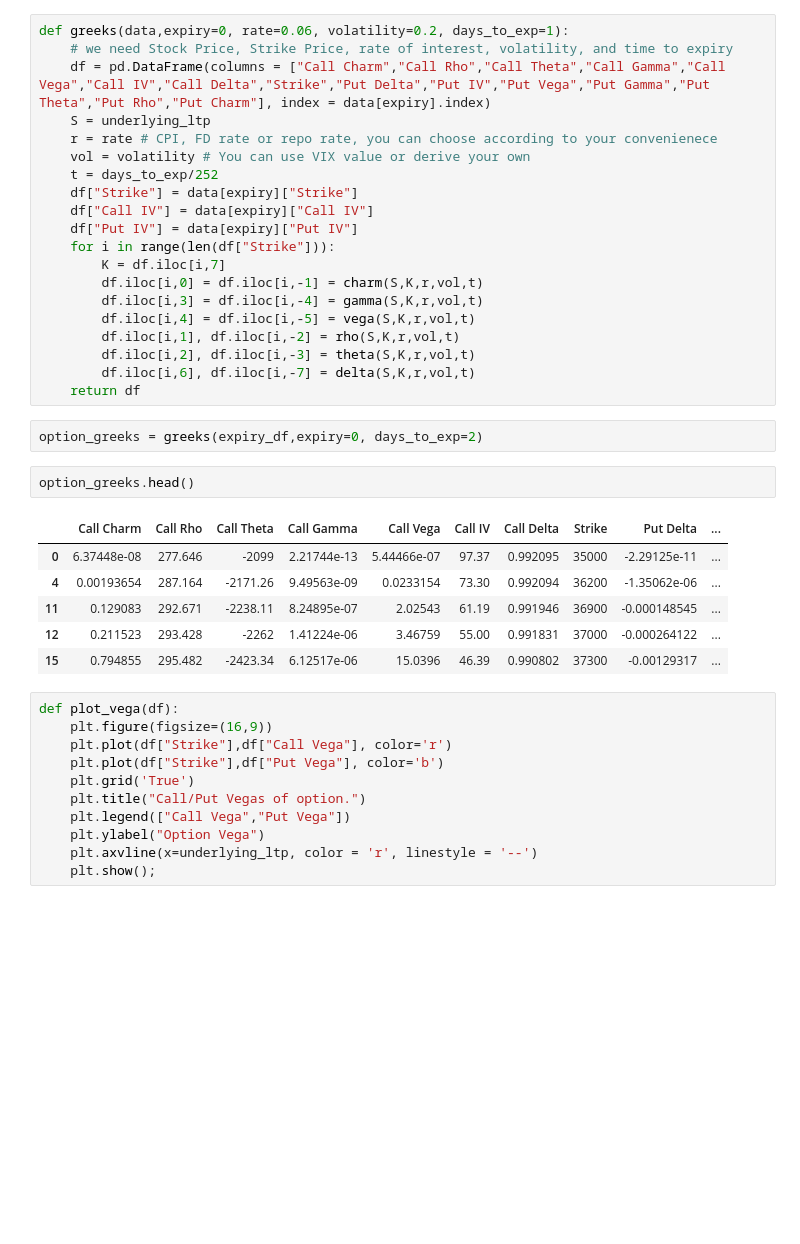
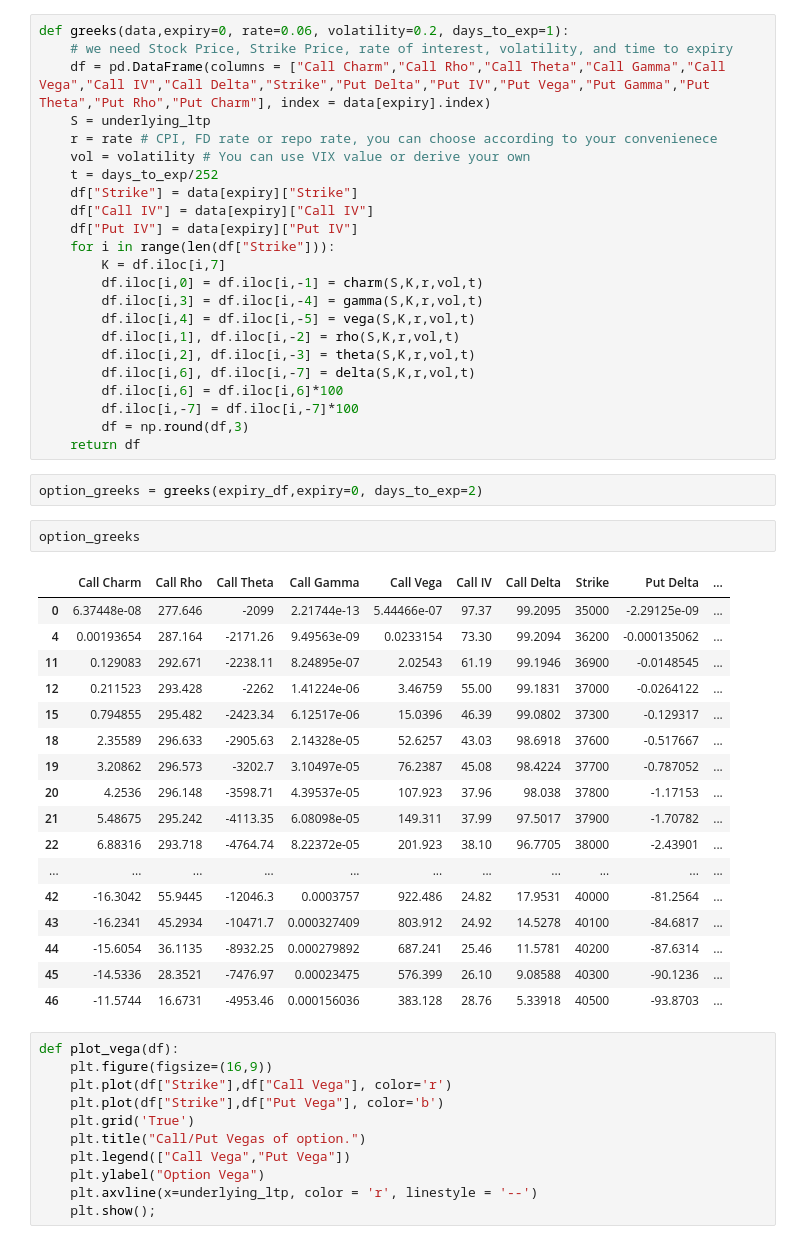
Before and after one commit to cheesecakeMafia/OptionChain, a Jupyter notebook: OptionChain.ipynb, the cells around one changed output. Cells and saved outputs as stored; diff of their text form; blank space fills up the shorter version.

```diff
--- a/OptionChain.ipynb
+++ b/OptionChain.ipynb
@@ -307,18 +315,32 @@ def greeks(data,expiry=0, rate=0.06, volatility=0.2, days_to_exp=1):
         df.iloc[i,1], df.iloc[i,-2] = rho(S,K,r,vol,t)
         df.iloc[i,2], df.iloc[i,-3] = theta(S,K,r,vol,t)
         df.iloc[i,6], df.iloc[i,-7] = delta(S,K,r,vol,t)
+        df.iloc[i,6] = df.iloc[i,6]*100
+        df.iloc[i,-7] = df.iloc[i,-7]*100
+        df = np.round(df,3)
     return df
 # %%
 option_greeks = greeks(expiry_df,expiry=0, days_to_exp=2)
 # %%
-option_greeks.head()
+option_greeks
 # %% [output]
 |  | Call Charm | Call Rho | Call Theta | Call Gamma | Call Vega | Call IV | Call Delta | Strike | Put Delta | ... |
-| 0 | 6.37448e-08 | 277.646 | -2099 | 2.21744e-13 | 5.44466e-07 | 97.37 | 0.992095 | 35000 | -2.29125e-11 | ... |
-| 4 | 0.00193654 | 287.164 | -2171.26 | 9.49563e-09 | 0.0233154 | 73.30 | 0.992094 | 36200 | -1.35062e-06 | ... |
-| 11 | 0.129083 | 292.671 | -2238.11 | 8.24895e-07 | 2.02543 | 61.19 | 0.991946 | 36900 | -0.000148545 | ... |
-| 12 | 0.211523 | 293.428 | -2262 | 1.41224e-06 | 3.46759 | 55.00 | 0.991831 | 37000 | -0.000264122 | ... |
-| 15 | 0.794855 | 295.482 | -2423.34 | 6.12517e-06 | 15.0396 | 46.39 | 0.990802 | 37300 | -0.00129317 | ... |
+| 0 | 6.37448e-08 | 277.646 | -2099 | 2.21744e-13 | 5.44466e-07 | 97.37 | 99.2095 | 35000 | -2.29125e-09 | ... |
+| 4 | 0.00193654 | 287.164 | -2171.26 | 9.49563e-09 | 0.0233154 | 73.30 | 99.2094 | 36200 | -0.000135062 | ... |
+| 11 | 0.129083 | 292.671 | -2238.11 | 8.24895e-07 | 2.02543 | 61.19 | 99.1946 | 36900 | -0.0148545 | ... |
+| 12 | 0.211523 | 293.428 | -2262 | 1.41224e-06 | 3.46759 | 55.00 | 99.1831 | 37000 | -0.0264122 | ... |
+| 15 | 0.794855 | 295.482 | -2423.34 | 6.12517e-06 | 15.0396 | 46.39 | 99.0802 | 37300 | -0.129317 | ... |
+| 18 | 2.35589 | 296.633 | -2905.63 | 2.14328e-05 | 52.6257 | 43.03 | 98.6918 | 37600 | -0.517667 | ... |
+| 19 | 3.20862 | 296.573 | -3202.7 | 3.10497e-05 | 76.2387 | 45.08 | 98.4224 | 37700 | -0.787052 | ... |
+| 20 | 4.2536 | 296.148 | -3598.71 | 4.39537e-05 | 107.923 | 37.96 | 98.038 | 37800 | -1.17153 | ... |
+| 21 | 5.48675 | 295.242 | -4113.35 | 6.08098e-05 | 149.311 | 37.99 | 97.5017 | 37900 | -1.70782 | ... |
+| 22 | 6.88316 | 293.718 | -4764.74 | 8.22372e-05 | 201.923 | 38.10 | 96.7705 | 38000 | -2.43901 | ... |
+| ... | ... | ... | ... | ... | ... | ... | ... | ... | ... | ... |
+| 42 | -16.3042 | 55.9445 | -12046.3 | 0.0003757 | 922.486 | 24.82 | 17.9531 | 40000 | -81.2564 | ... |
+| 43 | -16.2341 | 45.2934 | -10471.7 | 0.000327409 | 803.912 | 24.92 | 14.5278 | 40100 | -84.6817 | ... |
+| 44 | -15.6054 | 36.1135 | -8932.25 | 0.000279892 | 687.241 | 25.46 | 11.5781 | 40200 | -87.6314 | ... |
+| 45 | -14.5336 | 28.3521 | -7476.97 | 0.00023475 | 576.399 | 26.10 | 9.08588 | 40300 | -90.1236 | ... |
+| 46 | -11.5744 | 16.6731 | -4953.46 | 0.000156036 | 383.128 | 28.76 | 5.33918 | 40500 | -93.8703 | ... |
 # %%
 def plot_vega(df):
     plt.figure(figsize=(16,9))
```
Also changed, not shown: parts of 5 cells of this notebook.
